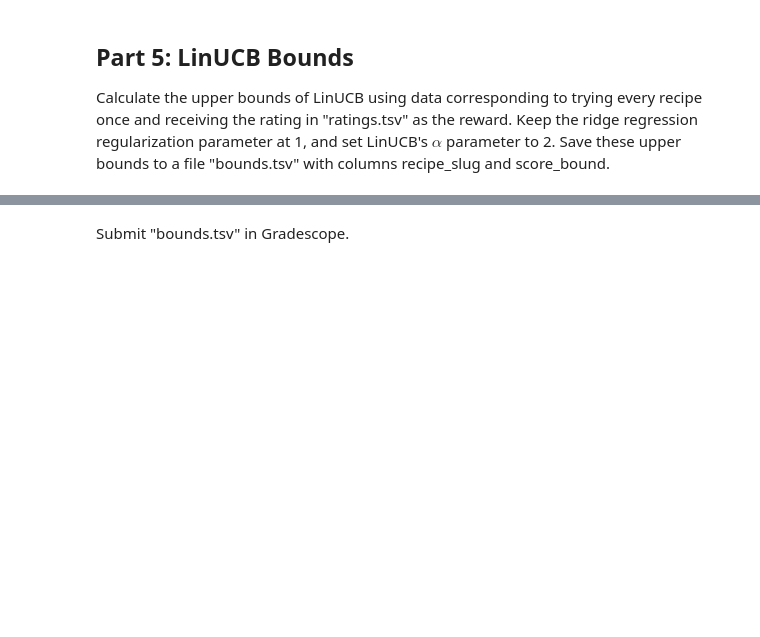
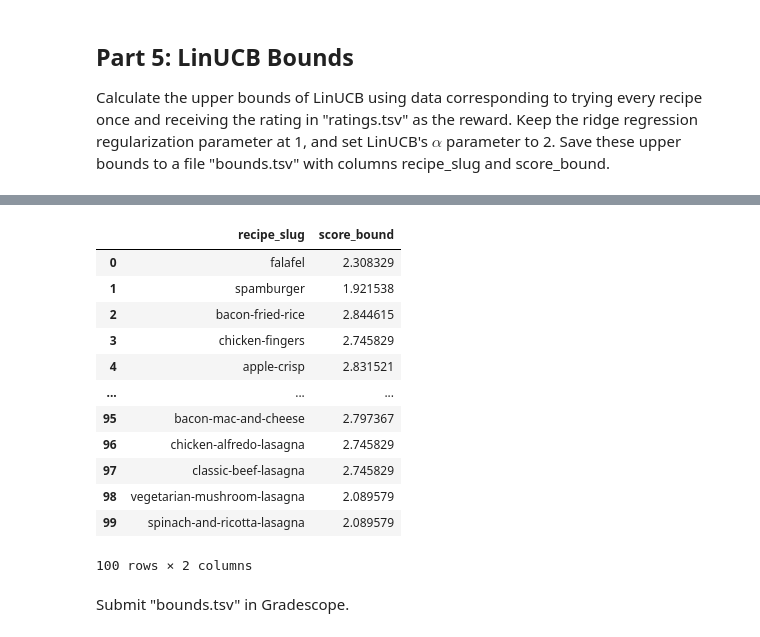
Before and after one commit to calebhadley1/AI_in_the_Field_Coursework, a Jupyter notebook: Week 4/project.ipynb, the cells around one changed output, grey strips where cells are left out. Saved outputs shown, nothing was run; the diff lists cells and outputs as text; code cells hidden in the pictures; blank space fills up the shorter version.

```diff
--- a/Week 4/project.ipynb
+++ b/Week 4/project.ipynb
@@ -270,3 +366,20 @@ Save these upper bounds to a file "bounds.tsv" with columns recipe_slug and scor
+# %%
+bounds.to_csv('bounds.tsv', sep='\t', index=False)
+bounds
+# %% [output]
+|  | recipe_slug | score_bound |
+| 0 | falafel | 2.308329 |
+| 1 | spamburger | 1.921538 |
+| 2 | bacon-fried-rice | 2.844615 |
+| 3 | chicken-fingers | 2.745829 |
+| 4 | apple-crisp | 2.831521 |
+| ... | ... | ... |
+| 95 | bacon-mac-and-cheese | 2.797367 |
+| 96 | chicken-alfredo-lasagna | 2.745829 |
+| 97 | classic-beef-lasagna | 2.745829 |
+| 98 | vegetarian-mushroom-lasagna | 2.089579 |
+| 99 | spinach-and-ricotta-lasagna | 2.089579 |
+100 rows × 2 columns
 # %% [markdown]
 Submit "bounds.tsv" in Gradescope.
 # %% [markdown]
```
Also changed, not shown: parts of 9 cells of this notebook, 1 other file.
